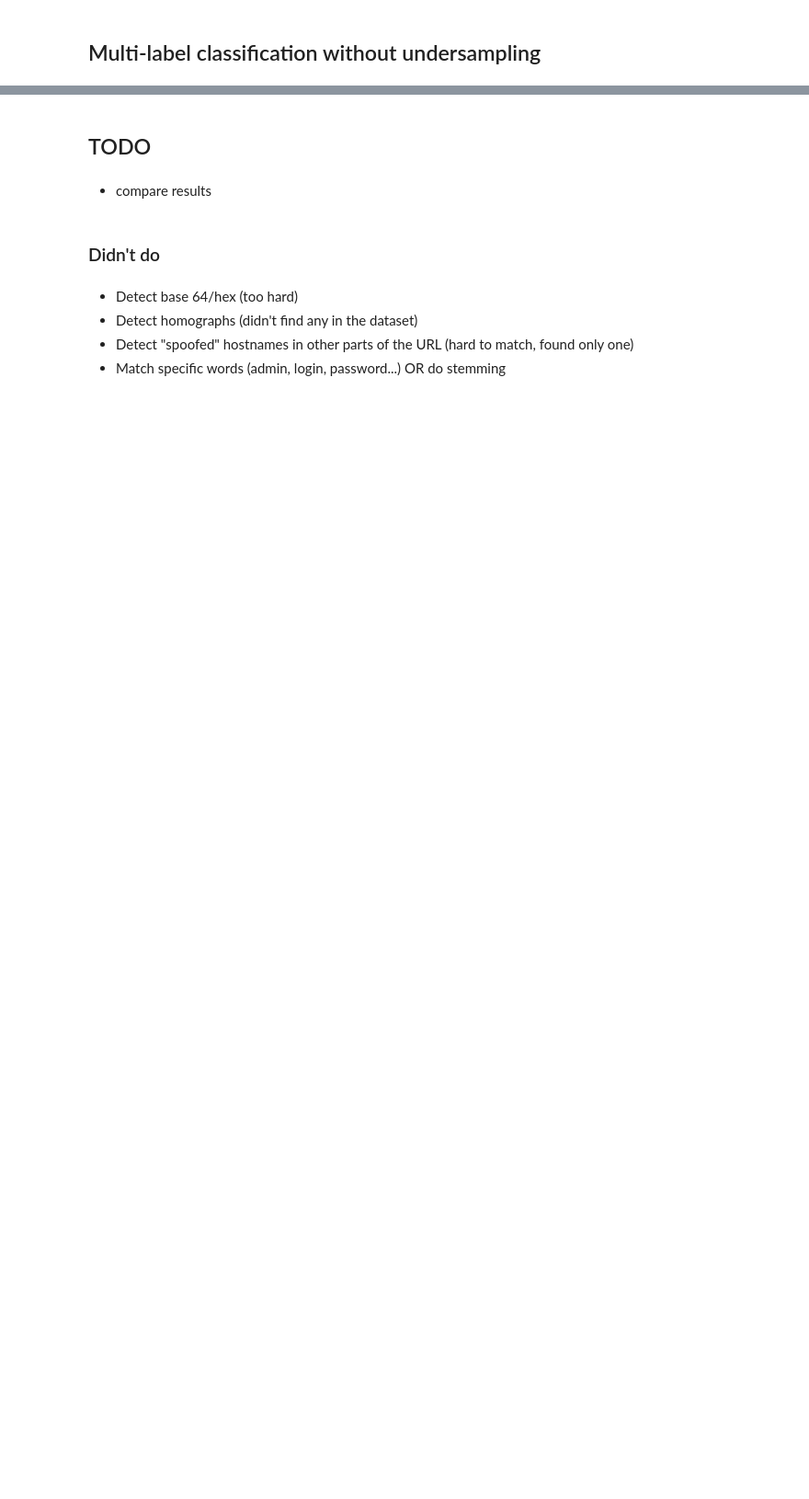
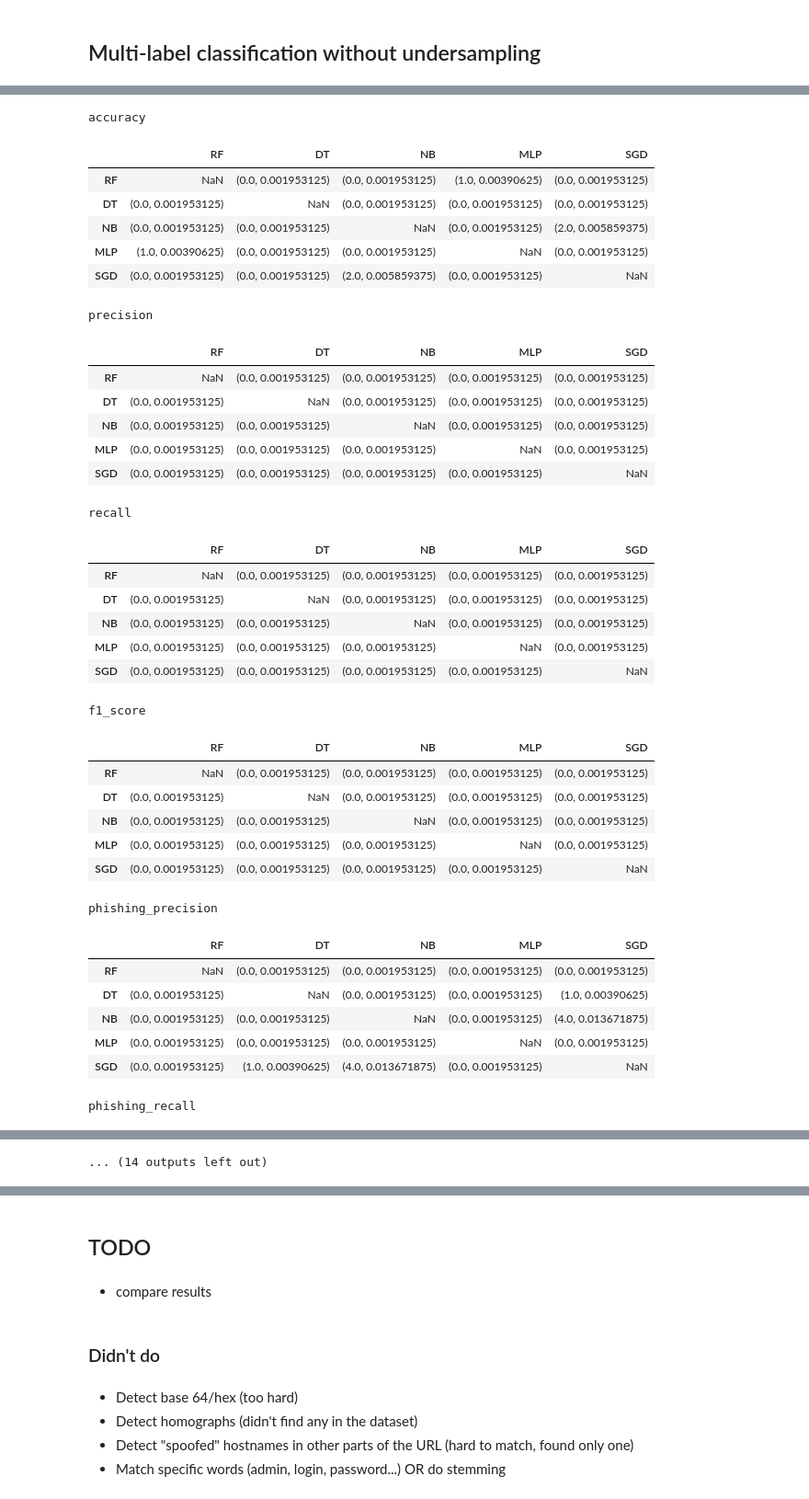
Before and after one commit to Metalcape/url-classifier, a Jupyter notebook: url-classifier.ipynb, the cells around one changed output, grey strips where cells are left out. Shown at 92% size. Drawn from its saved outputs; the diff is of its cells as text; code cells hidden in the pictures; blank space fills up the shorter version.

```diff
--- a/url-classifier.ipynb
+++ b/url-classifier.ipynb
@@ -751,0 +753,47 @@ plot_metrics_multi(metrics_multi)
+# %%
+wilcoxon_test_multi = perform_wilcoxon_tests(labels, metrics_multi, names_multi)
+# %%
+def wilcoxon_print_multi(wilcoxon_test):
+    for name, df in zip(names_multi, wilcoxon_test.values()):
+        print(name)
+        display(df)
+        print()
+
+wilcoxon_print_multi(wilcoxon_test_multi)
+# %% [output]
+accuracy
+|  | RF | DT | NB | MLP | SGD |
+| RF | NaN | (0.0, 0.001953125) | (0.0, 0.001953125) | (1.0, 0.00390625) | (0.0, 0.001953125) |
+| DT | (0.0, 0.001953125) | NaN | (0.0, 0.001953125) | (0.0, 0.001953125) | (0.0, 0.001953125) |
+| NB | (0.0, 0.001953125) | (0.0, 0.001953125) | NaN | (0.0, 0.001953125) | (2.0, 0.005859375) |
+| MLP | (1.0, 0.00390625) | (0.0, 0.001953125) | (0.0, 0.001953125) | NaN | (0.0, 0.001953125) |
+| SGD | (0.0, 0.001953125) | (0.0, 0.001953125) | (2.0, 0.005859375) | (0.0, 0.001953125) | NaN |
+precision
+|  | RF | DT | NB | MLP | SGD |
+| RF | NaN | (0.0, 0.001953125) | (0.0, 0.001953125) | (0.0, 0.001953125) | (0.0, 0.001953125) |
+| DT | (0.0, 0.001953125) | NaN | (0.0, 0.001953125) | (0.0, 0.001953125) | (0.0, 0.001953125) |
+| NB | (0.0, 0.001953125) | (0.0, 0.001953125) | NaN | (0.0, 0.001953125) | (0.0, 0.001953125) |
+| MLP | (0.0, 0.001953125) | (0.0, 0.001953125) | (0.0, 0.001953125) | NaN | (0.0, 0.001953125) |
+| SGD | (0.0, 0.001953125) | (0.0, 0.001953125) | (0.0, 0.001953125) | (0.0, 0.001953125) | NaN |
+recall
+|  | RF | DT | NB | MLP | SGD |
+| RF | NaN | (0.0, 0.001953125) | (0.0, 0.001953125) | (0.0, 0.001953125) | (0.0, 0.001953125) |
+| DT | (0.0, 0.001953125) | NaN | (0.0, 0.001953125) | (0.0, 0.001953125) | (0.0, 0.001953125) |
+| NB | (0.0, 0.001953125) | (0.0, 0.001953125) | NaN | (0.0, 0.001953125) | (0.0, 0.001953125) |
+| MLP | (0.0, 0.001953125) | (0.0, 0.001953125) | (0.0, 0.001953125) | NaN | (0.0, 0.001953125) |
+| SGD | (0.0, 0.001953125) | (0.0, 0.001953125) | (0.0, 0.001953125) | (0.0, 0.001953125) | NaN |
+f1_score
+|  | RF | DT | NB | MLP | SGD |
+| RF | NaN | (0.0, 0.001953125) | (0.0, 0.001953125) | (0.0, 0.001953125) | (0.0, 0.001953125) |
+| DT | (0.0, 0.001953125) | NaN | (0.0, 0.001953125) | (0.0, 0.001953125) | (0.0, 0.001953125) |
+| NB | (0.0, 0.001953125) | (0.0, 0.001953125) | NaN | (0.0, 0.001953125) | (0.0, 0.001953125) |
+| MLP | (0.0, 0.001953125) | (0.0, 0.001953125) | (0.0, 0.001953125) | NaN | (0.0, 0.001953125) |
+| SGD | (0.0, 0.001953125) | (0.0, 0.001953125) | (0.0, 0.001953125) | (0.0, 0.001953125) | NaN |
+phishing_precision
+|  | RF | DT | NB | MLP | SGD |
+| RF | NaN | (0.0, 0.001953125) | (0.0, 0.001953125) | (0.0, 0.001953125) | (0.0, 0.001953125) |
+| DT | (0.0, 0.001953125) | NaN | (0.0, 0.001953125) | (0.0, 0.001953125) | (1.0, 0.00390625) |
+| NB | (0.0, 0.001953125) | (0.0, 0.001953125) | NaN | (0.0, 0.001953125) | (4.0, 0.013671875) |
+| MLP | (0.0, 0.001953125) | (0.0, 0.001953125) | (0.0, 0.001953125) | NaN | (0.0, 0.001953125) |
+| SGD | (0.0, 0.001953125) | (1.0, 0.00390625) | (4.0, 0.013671875) | (0.0, 0.001953125) | NaN |
+phishing_recall
@@ -751,0 +806 @@ plot_metrics_multi(metrics_multi)
+... (14 outputs left out)
```
Also changed, not shown: parts of 17 cells of this notebook.
